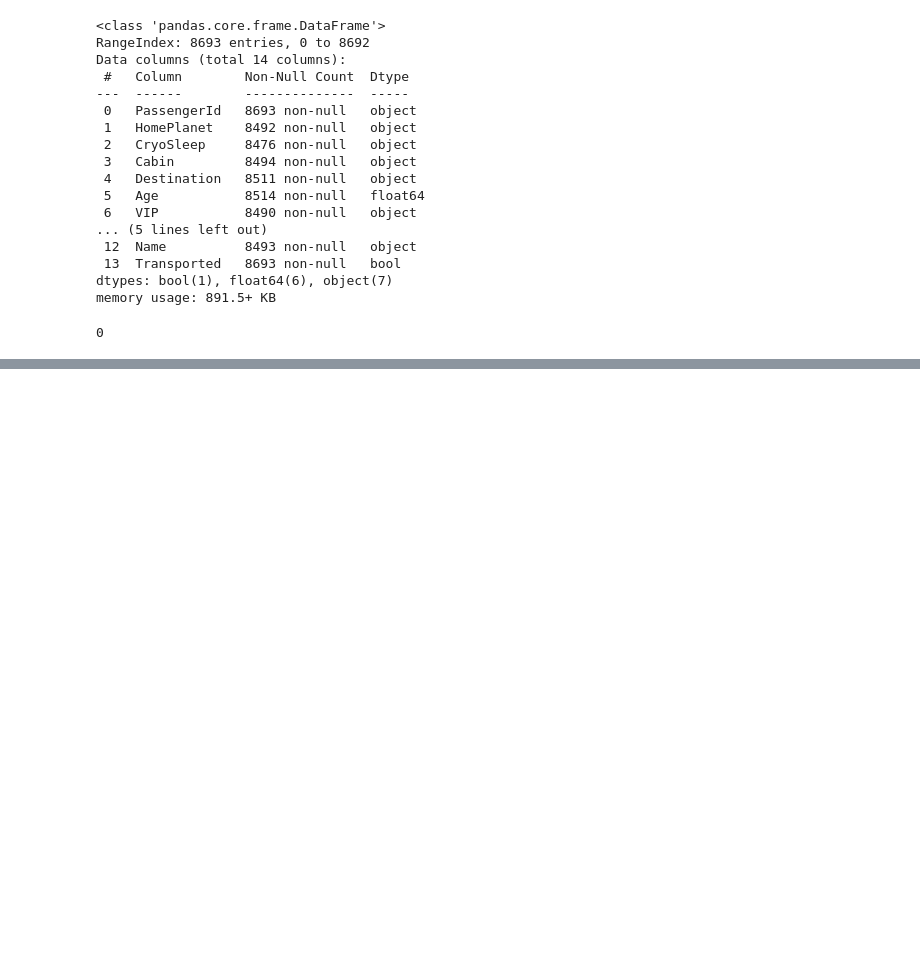
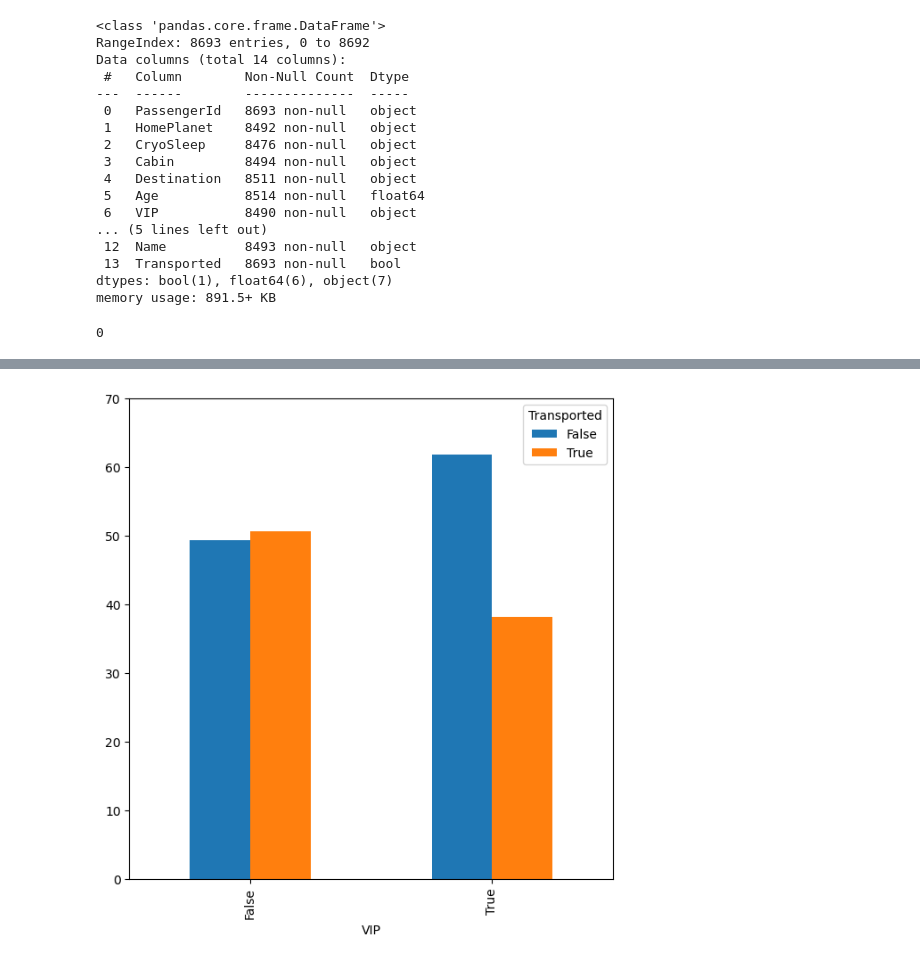
Before and after one commit to dvdhartsman/Spaceship_Titanic, a Jupyter notebook: Spaceship_Titanic.ipynb, the cells around one changed output, grey strips where cells are left out. Drawn from its saved outputs; the diff is of its cells as text; code cells hidden in the pictures; blank space fills up the shorter version.

```diff
--- a/Spaceship_Titanic.ipynb
+++ b/Spaceship_Titanic.ipynb
@@ -45,0 +92,7 @@ df["PassengerId"].duplicated().sum()
+# %%
+fig, ax = plt.subplots(figsize=(7,7))
+df.groupby("VIP")["Transported"].value_counts(normalize=True).unstack().plot(kind="bar", ax=ax)
+ax.set_yticks(np.linspace(0, .7, 8))
+ax.set_yticklabels([0, 10, 20, 30, 40, 50, 60, 70]);
+# %% [output]
+[figure, added]
```
Also changed, not shown: parts of 6 cells of this notebook.
